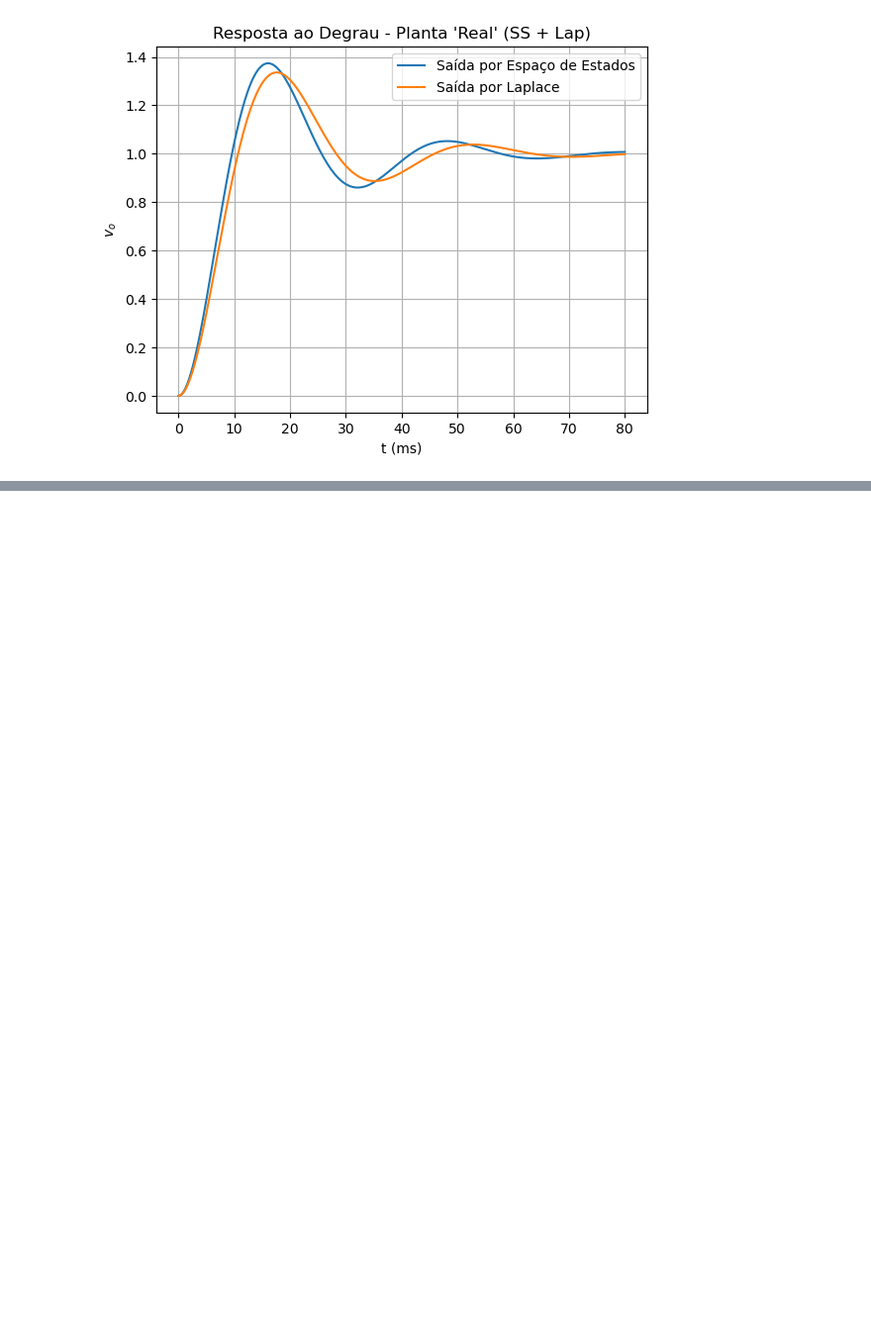
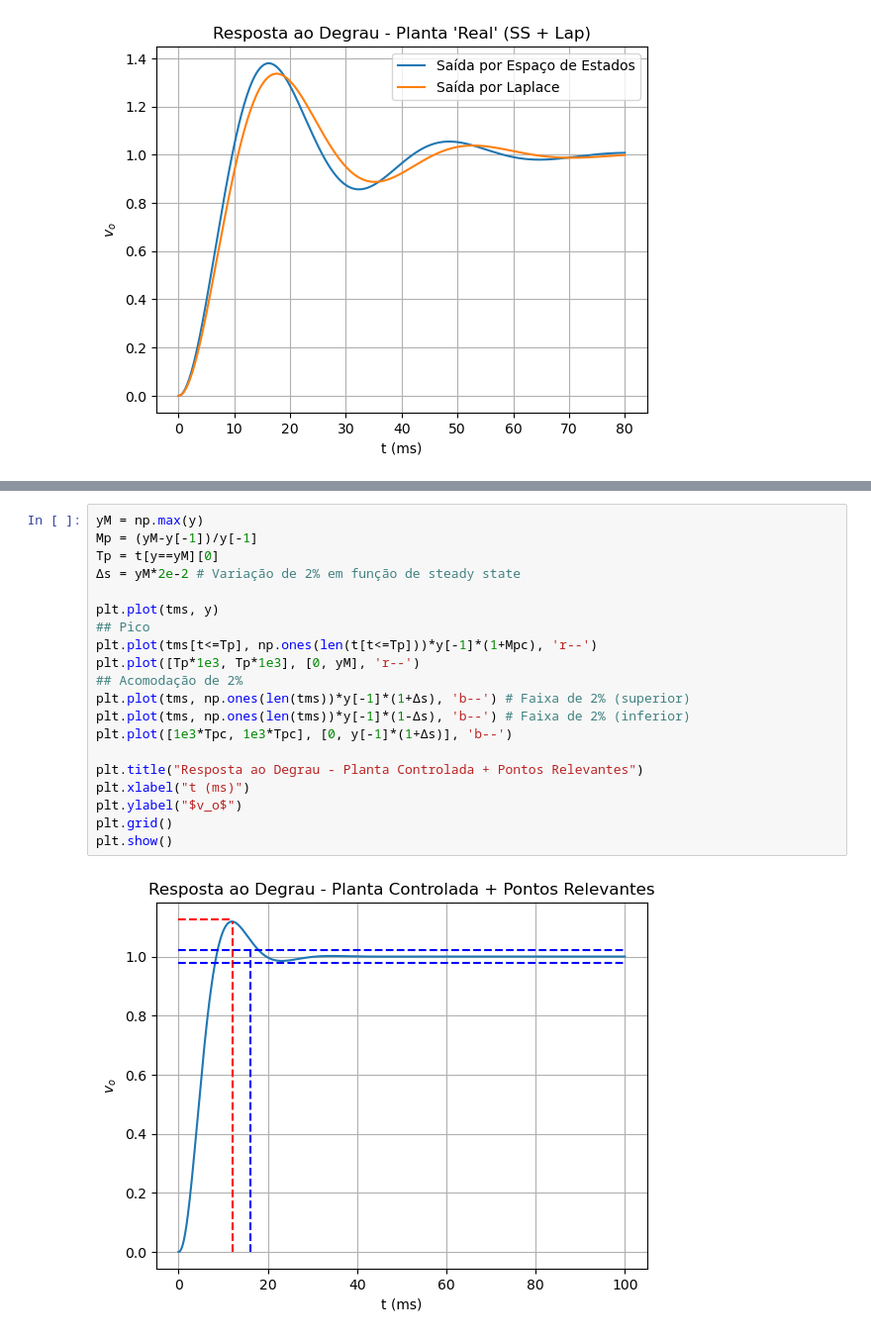
Before and after one commit to Emanuel600/Misc, a Jupyter notebook: Simul_Controle/State_Space_P1.ipynb, the cells around one changed output, grey strips where cells are left out. Shown at 99% size. Saved outputs shown, nothing was run; the diff lists cells and outputs as text; blank space fills up the shorter version.

```diff
--- a/Simul_Controle/State_Space_P1.ipynb
+++ b/Simul_Controle/State_Space_P1.ipynb
@@ -159,0 +286,22 @@ plt.show()
+# %%
+yM = np.max(y)
+Mp = (yM-y[-1])/y[-1]
+Tp = t[y==yM][0]
+Δs = yM*2e-2 # Variação de 2% em função de steady state
+
+plt.plot(tms, y)
+## Pico
+plt.plot(tms[t<=Tp], np.ones(len(t[t<=Tp]))*y[-1]*(1+Mpc), 'r--')
+plt.plot([Tp*1e3, Tp*1e3], [0, yM], 'r--')
+## Acomodação de 2%
+plt.plot(tms, np.ones(len(tms))*y[-1]*(1+Δs), 'b--') # Faixa de 2% (superior)
+plt.plot(tms, np.ones(len(tms))*y[-1]*(1-Δs), 'b--') # Faixa de 2% (inferior)
+plt.plot([1e3*Tpc, 1e3*Tpc], [0, y[-1]*(1+Δs)], 'b--')
+
+plt.title("Resposta ao Degrau - Planta Controlada + Pontos Relevantes")
+plt.xlabel("t (ms)")
+plt.ylabel("$v_o$")
+plt.grid()
+plt.show()
+# %% [output]
+[figure, added]
```
Also changed, not shown: parts of 15 cells of this notebook, 2 other files.
